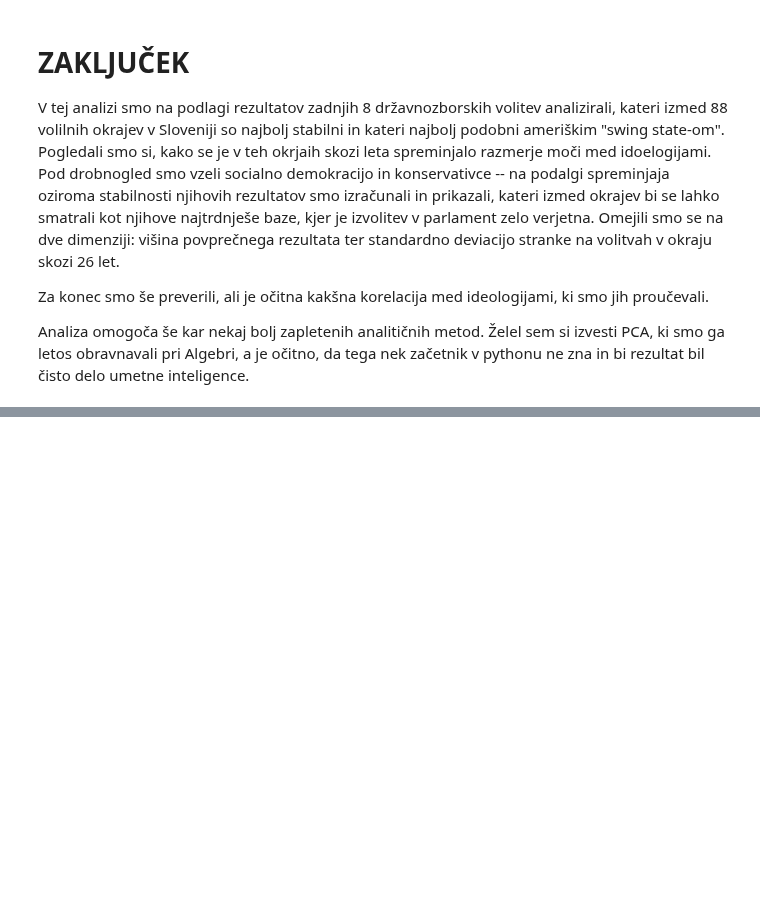
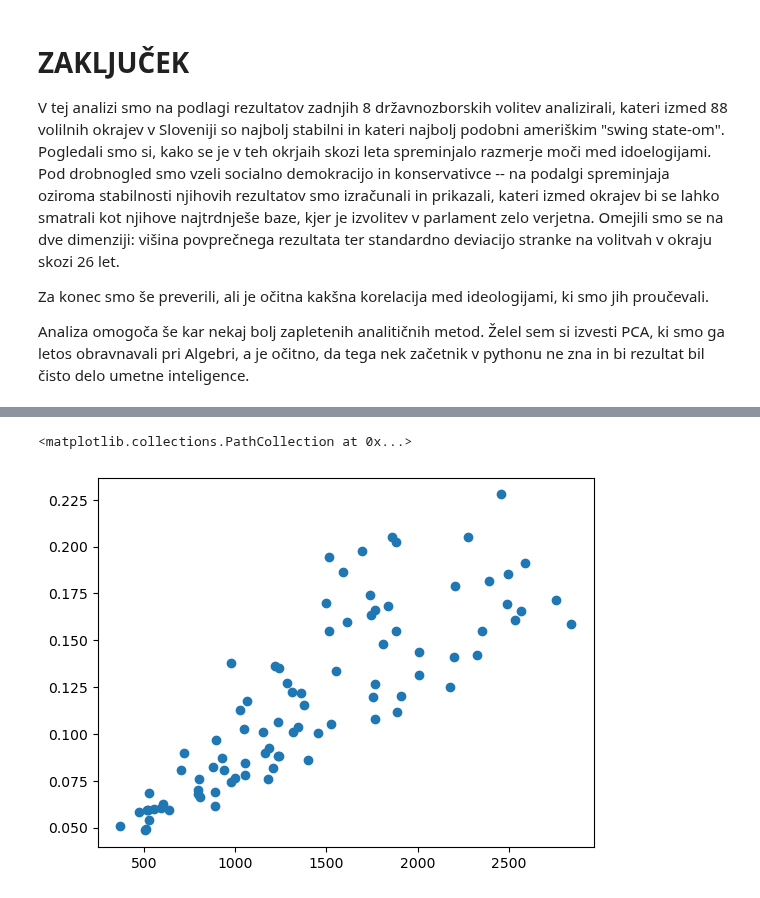
Before and after one commit to andrazmatos/Projekt-VOLITVE, a Jupyter notebook: analiza_volilnih_okrajev.ipynb, the cells around one changed output, grey strips where cells are left out. Drawn from its saved outputs; the diff is of its cells as text; code cells hidden in the pictures; blank space fills up the shorter version.

```diff
--- a/analiza_volilnih_okrajev.ipynb
+++ b/analiza_volilnih_okrajev.ipynb
@@ -549,0 +605,6 @@ Analiza omogoča še kar nekaj bolj zapletenih analitičnih metod. Želel sem si
+# %%
+df_average_gl = df_all_gl.groupby('OKRAJ')[ideologije].mean()
+df_con_analysis = df_average
+df_con_analysis['GLASOVI'] = df_average_gl['KONSERVATIVCI']
+df_con_analysis = df_con_analysis[['KONSERVATIVCI', 'GLASOVI']].sort_values('GLASOVI', ascending=False)
+df_con_analysis
@@ -549,0 +626,5 @@ Analiza omogoča še kar nekaj bolj zapletenih analitičnih metod. Želel sem si
+# %%
+plt.scatter(df_con_analysis['GLASOVI'], df_con_analysis['KONSERVATIVCI'])
+# %% [output]
+<matplotlib.collections.PathCollection at 0x...>
+[figure, added]
```
Also changed, not shown: parts of 24 cells of this notebook, 52 other files.
